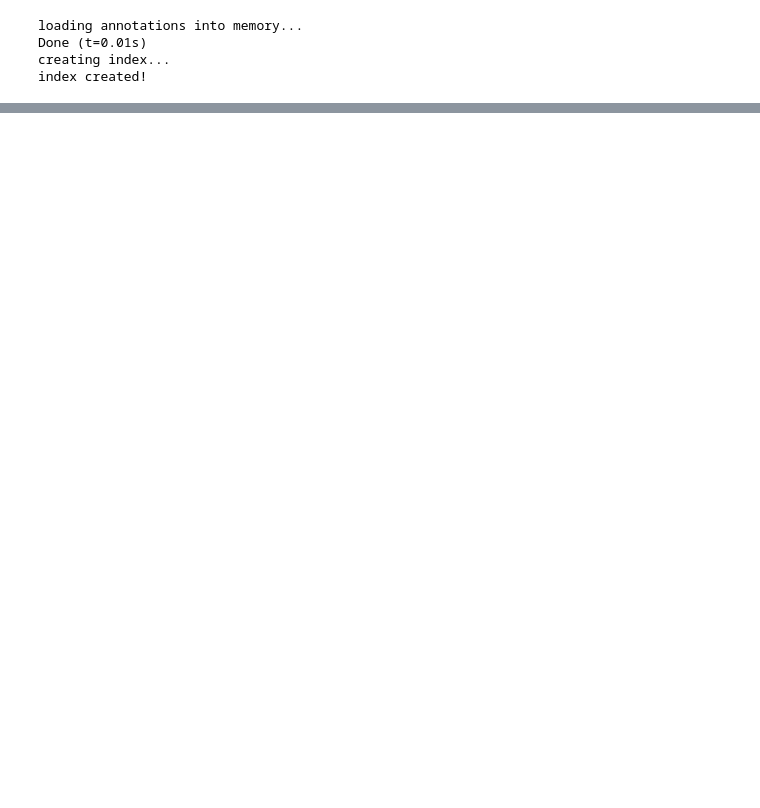
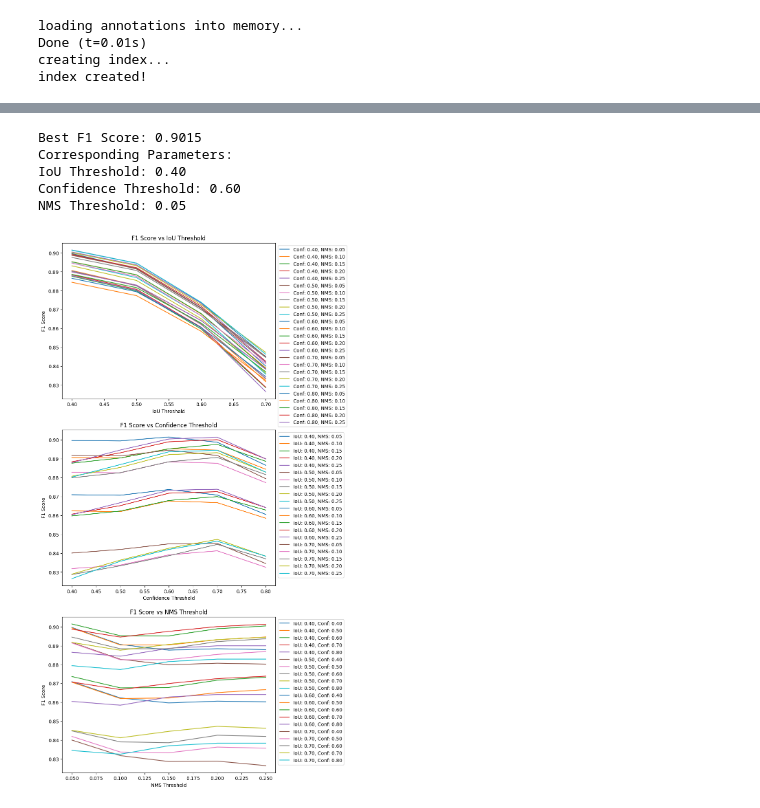
Before and after one commit to getkekked/FurtnitureRecognition2.0, a Jupyter notebook: FurnitureRecognitionNotSynthetic.ipynb, the cells around one changed output, grey strips where cells are left out. Cells and saved outputs as stored; diff of their text form; code cells hidden in the pictures; blank space fills up the shorter version.

Commit message:
Parameters search
optimal parameters for latest model

```diff
--- a/FurnitureRecognitionNotSynthetic.ipynb
+++ b/FurnitureRecognitionNotSynthetic.ipynb
@@ -465,0 +433,16 @@ Average IoU: 0.8560
+# %%
+def evaluate_with_parameters(model, data_loader, device, iou_threshold, nms_threshold, confidence_threshold):
+    return evaluate(model, data_loader, device, iou_threshold, nms_threshold, confidence_threshold)[2]  # Extracting F1 score
+
+iou_thresholds = np.arange(0.4, 0.8, 0.1)
+confidence_thresholds = np.arange(0.4, 0.9, 0.1)
+nms_thresholds = np.arange(0.05, 0.3, 0.05)
+
+f1_scores = np.zeros((len(iou_thresholds), len(confidence_thresholds), len(nms_thresholds)))
+
+# Loop through different parameter values and compute F1 score
+for i, iou_thresh in enumerate(iou_thresholds):
+    for j, confidence_thresh in enumerate(confidence_thresholds):
+        for k, nms_thresh in enumerate(nms_thresholds):
+            f1_scores[i, j, k] = evaluate_with_parameters(model, validation_data_loader, device,
+                                                          iou_thresh, nms_thresh, confidence_thresh)
@@ -466,3 +487,57 @@ Average IoU: 0.8560
+# %%
+best_indices = np.unravel_index(np.argmax(f1_scores), f1_scores.shape)
+
+best_iou_threshold = iou_thresholds[best_indices[0]]
+best_confidence_threshold = confidence_thresholds[best_indices[1]]
+best_nms_threshold = nms_thresholds[best_indices[2]]
+best_f1_score = f1_scores[best_indices]
+
+print(f"Best F1 Score: {best_f1_score:.4f}")
+print(f"Corresponding Parameters:")
+print(f"IoU Threshold: {best_iou_threshold:.2f}")
+print(f"Confidence Threshold: {best_confidence_threshold:.2f}")
+print(f"NMS Threshold: {best_nms_threshold:.2f}")
+
+fig, ax = plt.subplots(3, 1, figsize=(8, 20))
+
+# Plot for IoU Threshold
+for i in range(len(confidence_thresholds)):
+    for j in range(len(nms_thresholds)):
+        label = f'Conf: {confidence_thresholds[i]:.2f}, NMS: {nms_thresholds[j]:.2f}'
+        ax[0].plot(iou_thresholds, f1_scores[:, i, j], label=label)
+ax[0].set_title('F1 Score vs IoU Threshold')
+ax[0].set_xlabel('IoU Threshold')
+ax[0].set_ylabel('F1 Score')
+ax[0].legend(loc='upper left', bbox_to_anchor=(1, 1))
+
+# Plot for Confidence Threshold
+for i in range(len(iou_thresholds)):
+    for j in range(len(nms_thresholds)):
+        label = f'IoU: {iou_thresholds[i]:.2f}, NMS: {nms_thresholds[j]:.2f}'
+        ax[1].plot(confidence_thresholds, f1_scores[i, :, j], label=label)
+ax[1].set_title('F1 Score vs Confidence Threshold')
+ax[1].set_xlabel('Confidence Threshold')
+ax[1].set_ylabel('F1 Score')
+ax[1].legend(loc='upper left', bbox_to_anchor=(1, 1))
+
+# Plot for NMS Threshold
+for i in range(len(iou_thresholds)):
+    for j in range(len(confidence_thresholds)):
+        label = f'IoU: {iou_thresholds[i]:.2f}, Conf: {confidence_thresholds[j]:.2f}'
+        ax[2].plot(nms_thresholds, f1_scores[i, j, :], label=label)
+ax[2].set_title('F1 Score vs NMS Threshold')
+ax[2].set_xlabel('NMS Threshold')
+ax[2].set_ylabel('F1 Score')
+ax[2].legend(loc='upper left', bbox_to_anchor=(1, 1))
+
+plt.show()
+# %% [output]
+Best F1 Score: 0.9015
+Corresponding Parameters:
+IoU Threshold: 0.40
+Confidence Threshold: 0.60
+NMS Threshold: 0.05
+[figure, added]
 # %%
 def get_transform_test():
     custom_transforms = []
```
Also changed, not shown: parts of 16 cells of this notebook.
